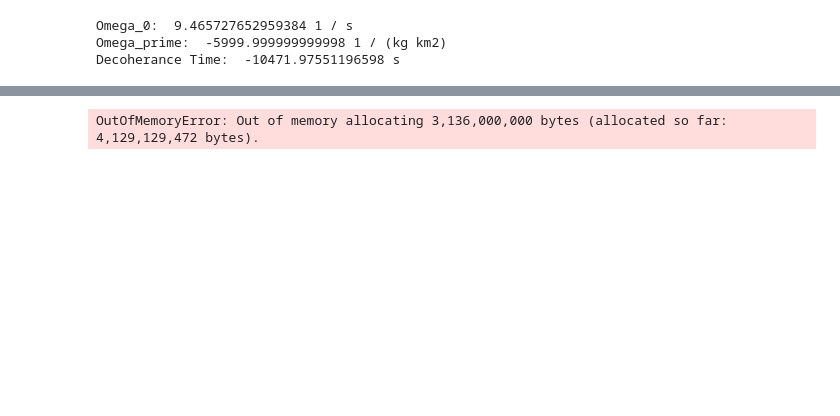
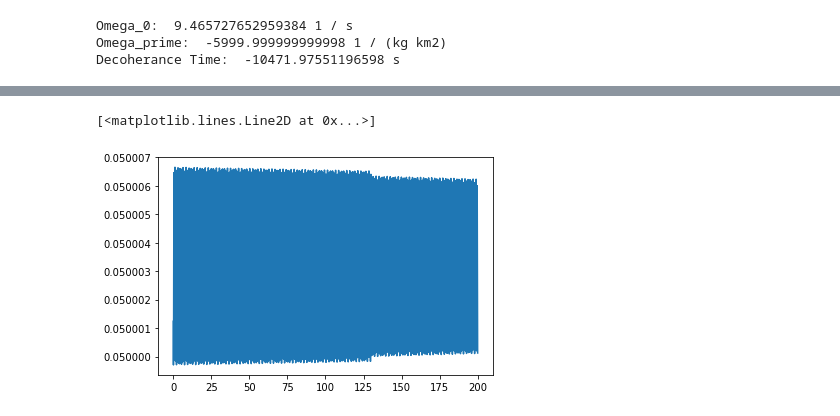
Before and after one commit to henhen724/EchoSimulation, a Jupyter notebook: PythonSimulation/Kepler Echo.ipynb, the cells around one changed output, grey strips where cells are left out. Cells and saved outputs as stored; diff of their text form; code cells hidden in the pictures; blank space fills up the shorter version.

Commit message:
GPU memory frames working

```diff
--- a/PythonSimulation/Kepler Echo.ipynb
+++ b/PythonSimulation/Kepler Echo.ipynb
@@ -146,11 +157,11 @@ class AsteriodBelt:
 # %%
 belt = AsteriodBelt(size, k/m, a, ecc, inc, Omega, w, M)
 # %%
-timestep = 0.5*u.second
+timestep = 1*u.second
 
-time_before_kick = 25*u.second
-time_after_kick = 1400*u.second
-time_after_quad_kick = 4500*u.second
+time_before_kick = 200*u.second
+time_after_kick = 0*u.second
+time_after_quad_kick = 0*u.second
 
 dipole_time = time_before_kick
 quad_time = time_before_kick + time_after_kick
@@ -180,7 +207,10 @@ print("GPU Time: ", gpuEnd-gpuStart, " Astro Time: ", astroEnd-gpuEnd)
 # %%
 avr_radius[0:dipole_step] = average_scaler(radiuses, end=dipole_step)
 # %%
-plt.plot(time[0:25], avr_radius[0:25])
+plt.plot(time[0:dipole_step], avr_radius[0:dipole_step])
+# %% [output]
+[<matplotlib.lines.Line2D at 0x...>]
+[figure, added]
 # %%
 unit_r = np.empty(3)
 newR = np.empty(3)
@@ -228,8 +258,6 @@ belt.setMeanAnamoly(final_mean_anamoly)
 astroEnd = time_pkg.time()
 
 print("GPU Time: ", gpuEnd-gpuStart, " Astro Time: ", astroEnd-gpuEnd)
-# %% [output]
-OutOfMemoryError: Out of memory allocating 3,136,000,000 bytes (allocated so far: 4,129,129,472 bytes).
 # %%
 avr_radius[dipole_step:quad_step] = average_scaler(radiuses, start=dipole_step, end=quad_step)
 # %%
```
Also changed, not shown: parts of 5 cells of this notebook, 1 other file.
